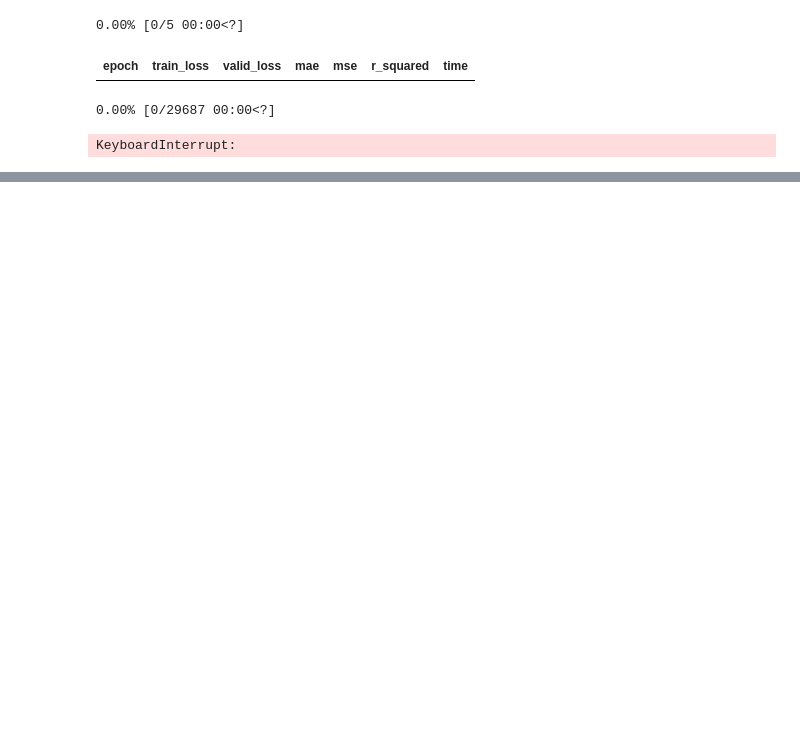
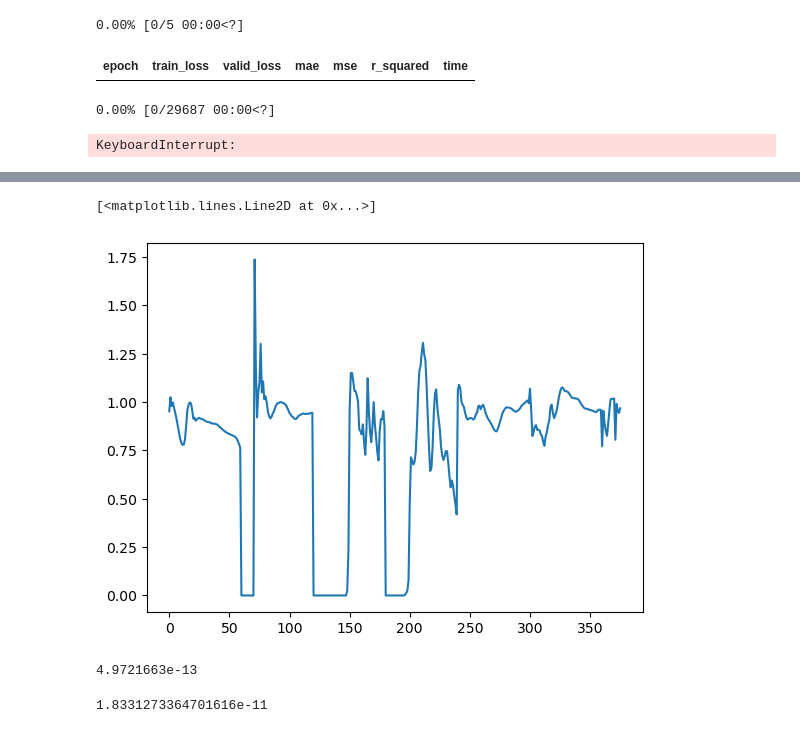
Before and after one commit to leroybird/LEAP-ClimSim, a Jupyter notebook: train.ipynb, the cells around one changed output, grey strips where cells are left out. Drawn from its saved outputs; the diff is of its cells as text; code cells hidden in the pictures; blank space fills up the shorter version.

```diff
--- a/train.ipynb
+++ b/train.ipynb
@@ -124,0 +151,10 @@ norm_y = Norm(y_train, TARGET_COLS)
+# %%
+norm_x = Norm(fname='x_stats6.json', eps=1e-7) # dataset=x_train)
+# Set means to zero for q vars so we can predict a multipler
+norm_x.means[:, FRAC_IDXS[0]:FRAC_IDXS[1]] = 0.0
+norm_y = Norm(stds=std_weights, means=np.zeros_like(std_weights))# dataset=y_train)
+# %%
+# This variable still seems to have norm issues.
+indx = TARGET_COLS.index('ptend_q0002_26')
+col = "ptend_q0002_26"
+norm_y.zero_mask[indx] = True
@@ -129,11 +199,11 @@ class Loader(Dataset):
         self.norm_dict = norm_dict
 
     def __getitem__(self, idx):
-        x = self.data_dict['x'][idx]
-        y = self.data_dict['y'][idx]
-        x = self.norm_dict['x'](x)
-        y = self.norm_dict['y'](y)
-        return torch.from_numpy(x), torch.from_numpy(y)
+        x = self.data_dict['x'][idx].copy()
+        y = self.data_dict['y'][idx].copy() if 'y' in self.data_dict else np.zeros(1)
+        x = self.norm_dict['x'](x[None, :])[0]
+        y = self.norm_dict['y'](y[None, :])[0] if 'y' in self.data_dict else np.zeros(1)
+        return x.astype(np.float32), y.astype(np.float32)
 
     def __len__(self,):
         return self.data_dict['x'].shape[0]
@@ -282,0 +488,15 @@ KeyboardInterrupt:
+# %%
+import matplotlib.pyplot as plt
+
+plt.plot(batch[0].std(dim=0).numpy())
+# %% [output]
+[<matplotlib.lines.Line2D at 0x...>]
+[figure, added]
+# %%
+x_train[:, 180].mean()
+# %% [output]
+4.9721663e-13
+# %%
+x_test[:, 180].mean()
+# %% [output]
+1.8331273364701616e-11
```
Also changed, not shown: parts of 76 cells of this notebook, 5 other files.
